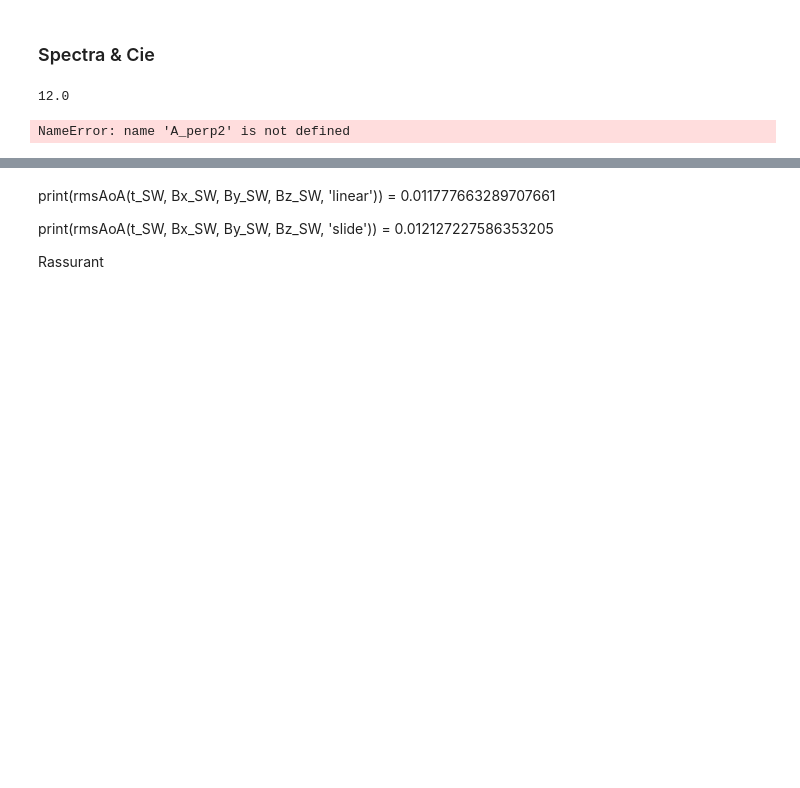
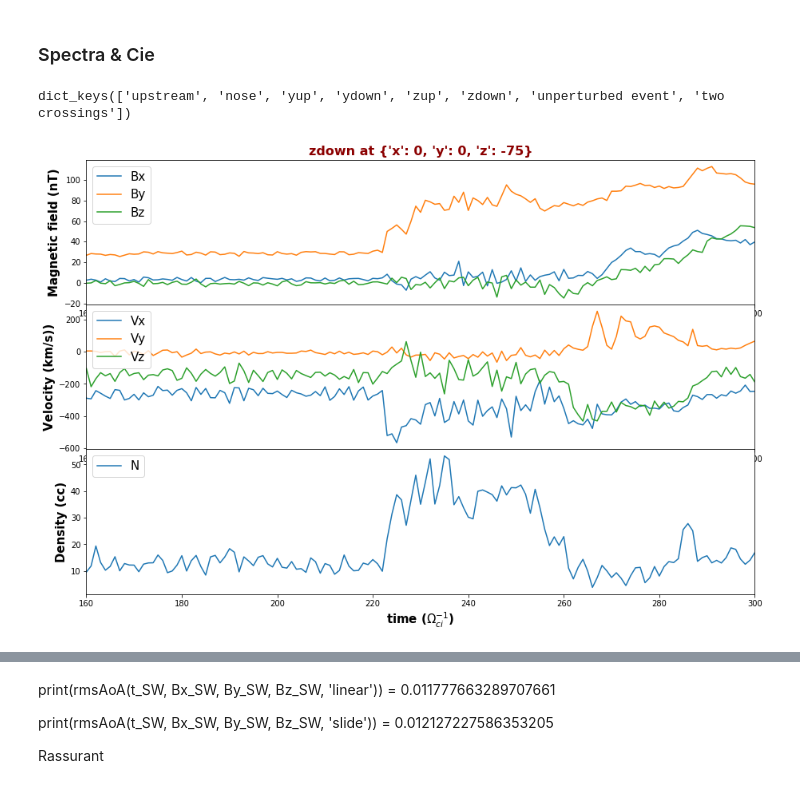
Before and after one commit to cmoissar/Jupyter-Notebooks, a Jupyter notebook: Story_Reader.ipynb, the cells around one changed output, grey strips where cells are left out. Cells and saved outputs as stored; diff of their text form; code cells hidden in the pictures; blank space fills up the shorter version.

```diff
--- a/Story_Reader.ipynb
+++ b/Story_Reader.ipynb
@@ -1034,6 +1053,0 @@ box = 'nose'
-# %%
-boxes[box]['box_indexes']['xmax'] - boxes[box]['box_indexes']['xmin']
-
-#next: translate that to time. Then define rmsBoB based on this.
-# %% [output]
-12.0
@@ -1152,0 +1054,14 @@ def spectra_maker(pos, Ax, Ay, Az, avg_type):
+# %%
+satellites_boxes.keys()
+# %% [output]
+dict_keys(['upstream', 'nose', 'yup', 'ydown', 'zup', 'zdown', 'unperturbed event', 'two crossings'])
+# %%
+box = 'zdown'
+
+time_vec, (Bx, By, Bz), (Vx, Vy, Vz), N = MD.plot_temporal_B(satellites_boxes[box],
+                                                             title = box + f" at {satellites_boxes[box]['position']}",
+                                                             save_dir = save_dir, run_name = run_name, xlim = [160, 300])
+
+B = [np.sqrt(Bx[i]**2 + By[i]**2 + Bz[i]**2) for i in range(0, len(Bx))]
+# %% [output]
+[figure, added]
@@ -1189,8 +1099,8 @@ Bx_SW = np.array(Bx[t_SW_start:t_SW_end])
 By_SW = np.array(By[t_SW_start:t_SW_end])
 Bz_SW = np.array(Bz[t_SW_start:t_SW_end])
 
-T_SW, S_SW, PSD_tot_SW, PSD_para_SW, PSD_perp_SW = spectra_maker(t_SW, Bx_SW, By_SW, Bz_SW, 'linear')
-B0_SW, Bx0_SW, By0_SW, Bz0_SW = fluct_maker(t_SW, Bx_SW, By_SW, Bz_SW, 'linear')[-4:]
+T_SW, S_SW, PSD_tot_SW, PSD_para_SW, PSD_perp_SW = MD.spectra_maker(t_SW, Bx_SW, By_SW, Bz_SW, 'linear')
+B0_SW, Bx0_SW, By0_SW, Bz0_SW = MD.fluct_maker(t_SW, Bx_SW, By_SW, Bz_SW, 'linear')[-4:]
 
 
 B_Sh  = np.array(B[t_Sh_start:t_Sh_end])
@@ -1198,8 +1108,8 @@ Bx_Sh = np.array(Bx[t_Sh_start:t_Sh_end])
 By_Sh = np.array(By[t_Sh_start:t_Sh_end])
 Bz_Sh = np.array(Bz[t_Sh_start:t_Sh_end])
 
-T_Sh, S_Sh, PSD_tot_Sh, PSD_para_Sh, PSD_perp_Sh = spectra_maker(t_Sh, Bx_Sh, By_Sh, Bz_Sh, 'linear')
-B0_Sh, Bx0_Sh, By0_Sh, Bz0_Sh = fluct_maker(t_Sh, Bx_Sh, By_Sh, Bz_Sh, 'linear')[-4:]
+T_Sh, S_Sh, PSD_tot_Sh, PSD_para_Sh, PSD_perp_Sh = MD.spectra_maker(t_Sh, Bx_Sh, By_Sh, Bz_Sh, 'linear')
+B0_Sh, Bx0_Sh, By0_Sh, Bz0_Sh = MD.fluct_maker(t_Sh, Bx_Sh, By_Sh, Bz_Sh, 'linear')[-4:]
 
 
 B_MC  = np.array(B[t_MC_start:t_MC_end])
@@ -1207,10 +1117,8 @@ Bx_MC = np.array(Bx[t_MC_start:t_MC_end])
 By_MC = np.array(By[t_MC_start:t_MC_end])
 Bz_MC = np.array(Bz[t_MC_start:t_MC_end])
 
-T_MC, S_MC, PSD_tot_MC, PSD_para_MC, PSD_perp_MC = spectra_maker(t_MC, Bx_MC, By_MC, Bz_MC, 'slide')
-B0_MC, Bx0_MC, By0_MC, Bz0_MC = fluct_maker(t_MC, Bx_MC, By_MC, Bz_MC, 'slide')[-4:]
+T_MC, S_MC, PSD_tot_MC, PSD_para_MC, PSD_perp_MC = MD.spectra_maker(t_MC, Bx_MC, By_MC, Bz_MC, 'slide')
+B0_MC, Bx0_MC, By0_MC, Bz0_MC = MD.fluct_maker(t_MC, Bx_MC, By_MC, Bz_MC, 'slide')[-4:]
-# %% [output]
-NameError: name 'A_perp2' is not defined
 # %%
 '''''''''''''''''''''''
    Plot preparation
```
Also changed, not shown: parts of 16 cells of this notebook, 1 other file.
